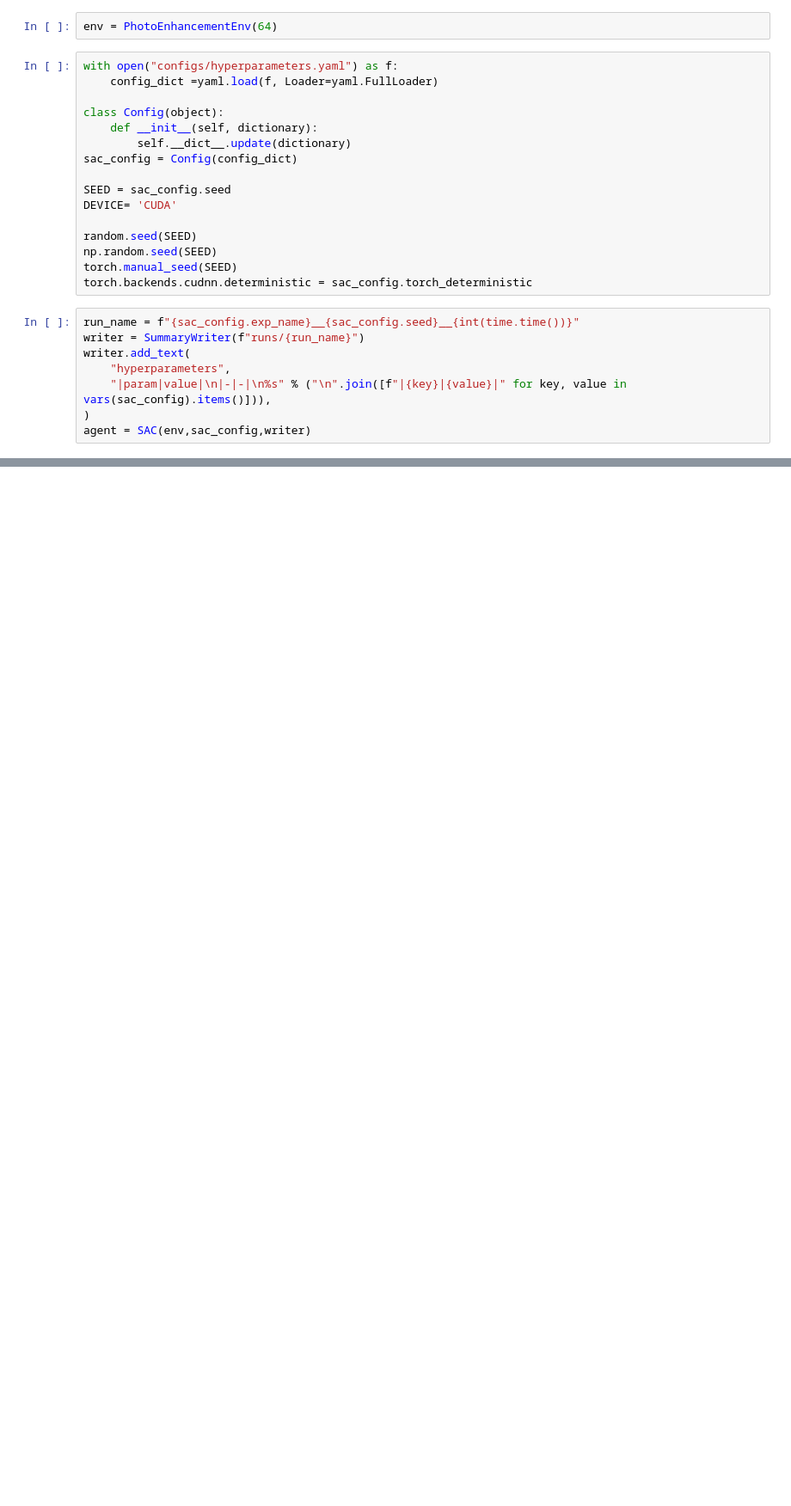
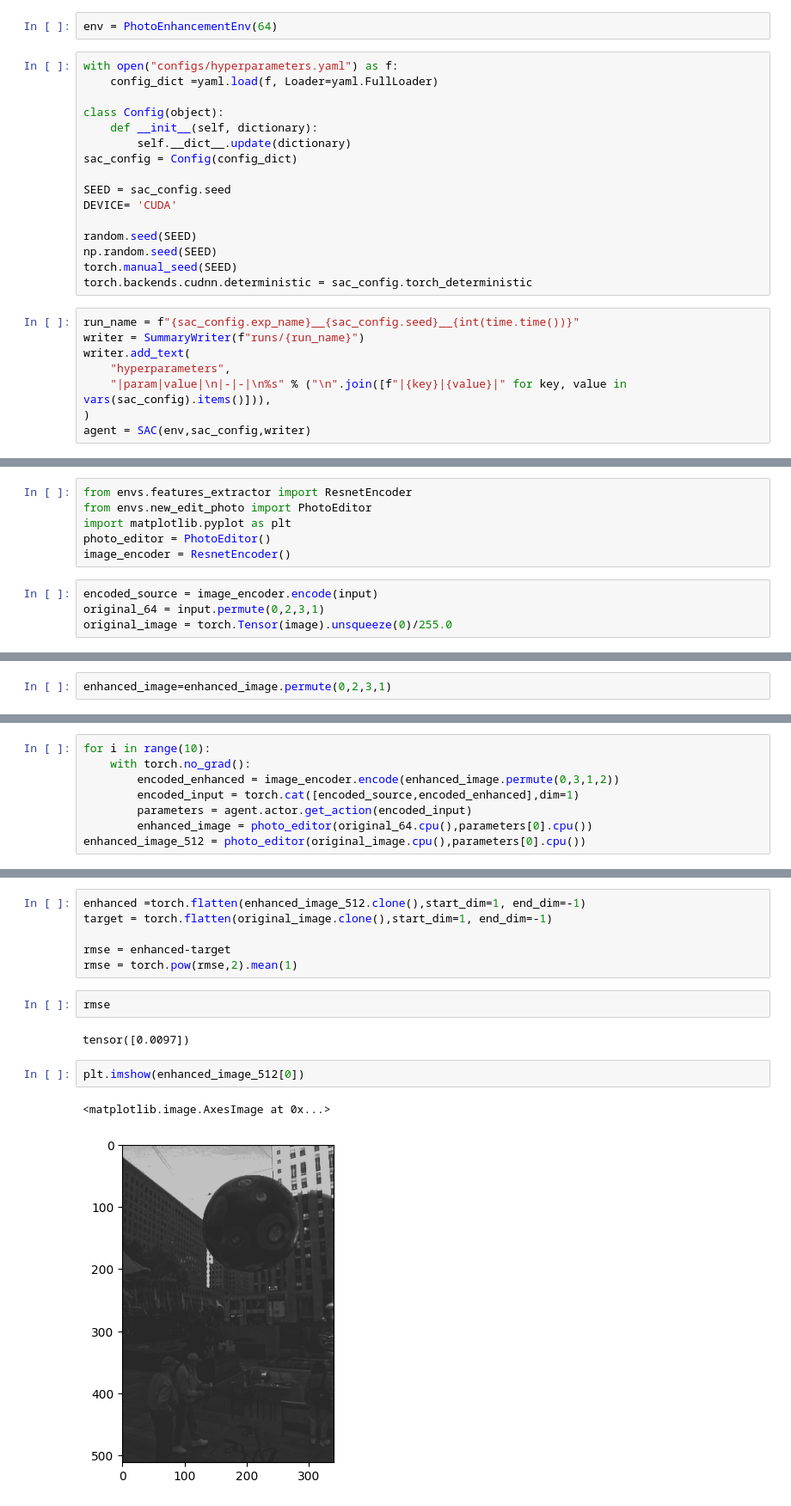
Before and after one commit to zakaria-narjis/ai-photo-enhancer, a Jupyter notebook: test_sac.ipynb, the cells around one changed output, grey strips where cells are left out. Shown at 86% size. Drawn from its saved outputs; the diff is of its cells as text; blank space fills up the shorter version.

```diff
--- a/test_sac.ipynb
+++ b/test_sac.ipynb
@@ -61,0 +99,10 @@ for i in range(sac_config.total_timesteps):
+# %%
+from envs.features_extractor import ResnetEncoder
+from envs.new_edit_photo import PhotoEditor
+import matplotlib.pyplot as plt
+photo_editor = PhotoEditor()
+image_encoder = ResnetEncoder()
+# %%
+encoded_source = image_encoder.encode(input)
+original_64 = input.permute(0,2,3,1)
+original_image = torch.Tensor(image).unsqueeze(0)/255.0
@@ -61,0 +111,2 @@ for i in range(sac_config.total_timesteps):
+# %%
+enhanced_image=enhanced_image.permute(0,2,3,1)
@@ -61,0 +117,8 @@ for i in range(sac_config.total_timesteps):
+# %%
+for i in range(10):
+    with torch.no_grad():
+        encoded_enhanced = image_encoder.encode(enhanced_image.permute(0,3,1,2))
+        encoded_input = torch.cat([encoded_source,encoded_enhanced],dim=1)
+        parameters = agent.actor.get_action(encoded_input)
+        enhanced_image = photo_editor(original_64.cpu(),parameters[0].cpu())
+enhanced_image_512 = photo_editor(original_image.cpu(),parameters[0].cpu())
@@ -61,0 +170,15 @@ for i in range(sac_config.total_timesteps):
+# %%
+enhanced =torch.flatten(enhanced_image_512.clone(),start_dim=1, end_dim=-1)
+target = torch.flatten(original_image.clone(),start_dim=1, end_dim=-1)
+
+rmse = enhanced-target
+rmse = torch.pow(rmse,2).mean(1)
+# %%
+rmse
+# %% [output]
+tensor([0.0097])
+# %%
+plt.imshow(enhanced_image_512[0])
+# %% [output]
+<matplotlib.image.AxesImage at 0x...>
+[figure, added]
```
Also changed, not shown: parts of 12 cells of this notebook, 5 other files.
